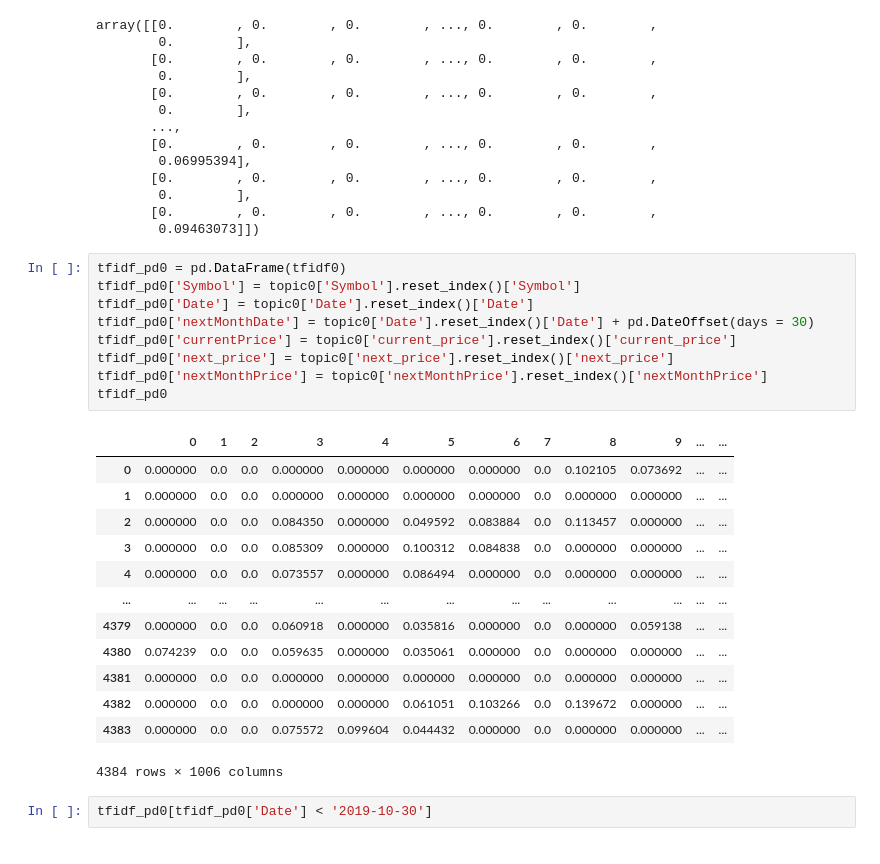
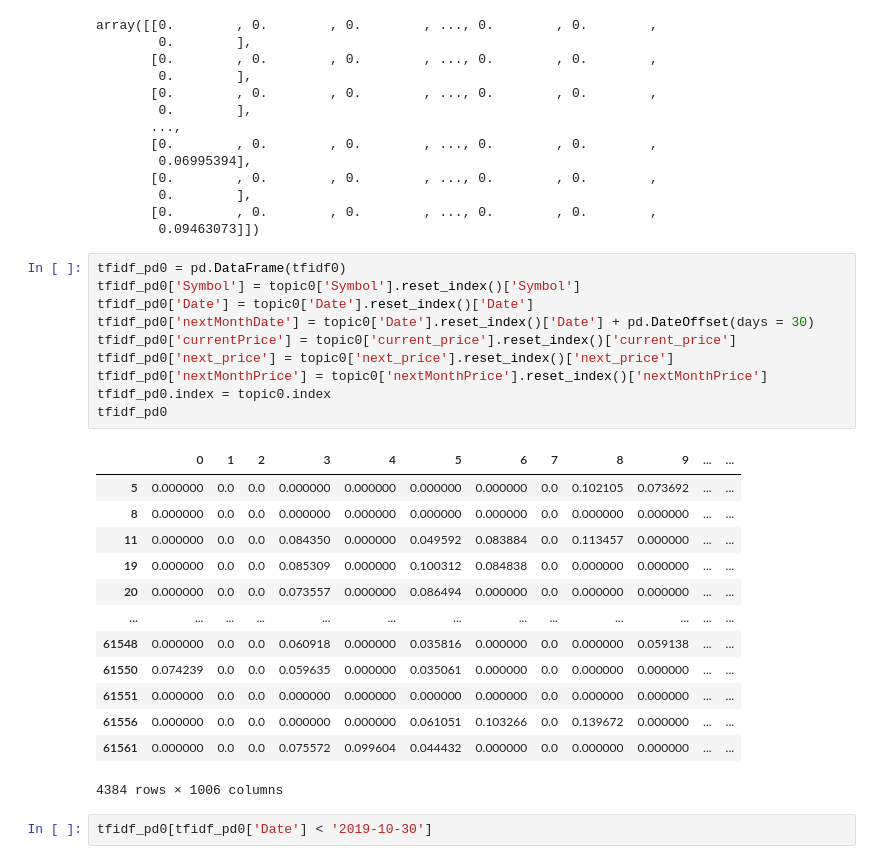
Before and after one commit to rtshinta/StockMarket, a Jupyter notebook: lda_sentiment.ipynb, the cells around one changed output. Saved outputs shown, nothing was run; the diff lists cells and outputs as text.

```diff
--- a/lda_sentiment.ipynb
+++ b/lda_sentiment.ipynb
@@ -578,25 +578,26 @@ array([[0.        , 0.        , 0.        , ..., 0.        , 0.        ,
 # %%
 tfidf_pd0 = pd.DataFrame(tfidf0)
 tfidf_pd0['Symbol'] = topic0['Symbol'].reset_index()['Symbol']
 tfidf_pd0['Date'] = topic0['Date'].reset_index()['Date']
 tfidf_pd0['nextMonthDate'] = topic0['Date'].reset_index()['Date'] + pd.DateOffset(days = 30)
 tfidf_pd0['currentPrice'] = topic0['current_price'].reset_index()['current_price']
 tfidf_pd0['next_price'] = topic0['next_price'].reset_index()['next_price']
 tfidf_pd0['nextMonthPrice'] = topic0['nextMonthPrice'].reset_index()['nextMonthPrice']
+tfidf_pd0.index = topic0.index
 tfidf_pd0
 # %% [output]
 |  | 0 | 1 | 2 | 3 | 4 | 5 | 6 | 7 | 8 | 9 | ... | ... |
-| 0 | 0.000000 | 0.0 | 0.0 | 0.000000 | 0.000000 | 0.000000 | 0.000000 | 0.0 | 0.102105 | 0.073692 | ... | ... |
-| 1 | 0.000000 | 0.0 | 0.0 | 0.000000 | 0.000000 | 0.000000 | 0.000000 | 0.0 | 0.000000 | 0.000000 | ... | ... |
-| 2 | 0.000000 | 0.0 | 0.0 | 0.084350 | 0.000000 | 0.049592 | 0.083884 | 0.0 | 0.113457 | 0.000000 | ... | ... |
-| 3 | 0.000000 | 0.0 | 0.0 | 0.085309 | 0.000000 | 0.100312 | 0.084838 | 0.0 | 0.000000 | 0.000000 | ... | ... |
-| 4 | 0.000000 | 0.0 | 0.0 | 0.073557 | 0.000000 | 0.086494 | 0.000000 | 0.0 | 0.000000 | 0.000000 | ... | ... |
+| 5 | 0.000000 | 0.0 | 0.0 | 0.000000 | 0.000000 | 0.000000 | 0.000000 | 0.0 | 0.102105 | 0.073692 | ... | ... |
+| 8 | 0.000000 | 0.0 | 0.0 | 0.000000 | 0.000000 | 0.000000 | 0.000000 | 0.0 | 0.000000 | 0.000000 | ... | ... |
+| 11 | 0.000000 | 0.0 | 0.0 | 0.084350 | 0.000000 | 0.049592 | 0.083884 | 0.0 | 0.113457 | 0.000000 | ... | ... |
+| 19 | 0.000000 | 0.0 | 0.0 | 0.085309 | 0.000000 | 0.100312 | 0.084838 | 0.0 | 0.000000 | 0.000000 | ... | ... |
+| 20 | 0.000000 | 0.0 | 0.0 | 0.073557 | 0.000000 | 0.086494 | 0.000000 | 0.0 | 0.000000 | 0.000000 | ... | ... |
 | ... | ... | ... | ... | ... | ... | ... | ... | ... | ... | ... | ... | ... |
-| 4379 | 0.000000 | 0.0 | 0.0 | 0.060918 | 0.000000 | 0.035816 | 0.000000 | 0.0 | 0.000000 | 0.059138 | ... | ... |
-| 4380 | 0.074239 | 0.0 | 0.0 | 0.059635 | 0.000000 | 0.035061 | 0.000000 | 0.0 | 0.000000 | 0.000000 | ... | ... |
-| 4381 | 0.000000 | 0.0 | 0.0 | 0.000000 | 0.000000 | 0.000000 | 0.000000 | 0.0 | 0.000000 | 0.000000 | ... | ... |
-| 4382 | 0.000000 | 0.0 | 0.0 | 0.000000 | 0.000000 | 0.061051 | 0.103266 | 0.0 | 0.139672 | 0.000000 | ... | ... |
-| 4383 | 0.000000 | 0.0 | 0.0 | 0.075572 | 0.099604 | 0.044432 | 0.000000 | 0.0 | 0.000000 | 0.000000 | ... | ... |
+| 61548 | 0.000000 | 0.0 | 0.0 | 0.060918 | 0.000000 | 0.035816 | 0.000000 | 0.0 | 0.000000 | 0.059138 | ... | ... |
+| 61550 | 0.074239 | 0.0 | 0.0 | 0.059635 | 0.000000 | 0.035061 | 0.000000 | 0.0 | 0.000000 | 0.000000 | ... | ... |
+| 61551 | 0.000000 | 0.0 | 0.0 | 0.000000 | 0.000000 | 0.000000 | 0.000000 | 0.0 | 0.000000 | 0.000000 | ... | ... |
+| 61556 | 0.000000 | 0.0 | 0.0 | 0.000000 | 0.000000 | 0.061051 | 0.103266 | 0.0 | 0.139672 | 0.000000 | ... | ... |
+| 61561 | 0.000000 | 0.0 | 0.0 | 0.075572 | 0.099604 | 0.044432 | 0.000000 | 0.0 | 0.000000 | 0.000000 | ... | ... |
 4384 rows × 1006 columns
 # %%
 tfidf_pd0[tfidf_pd0['Date'] < '2019-10-30']
```
Also changed, not shown: parts of 24 cells of this notebook, 2 other files.
